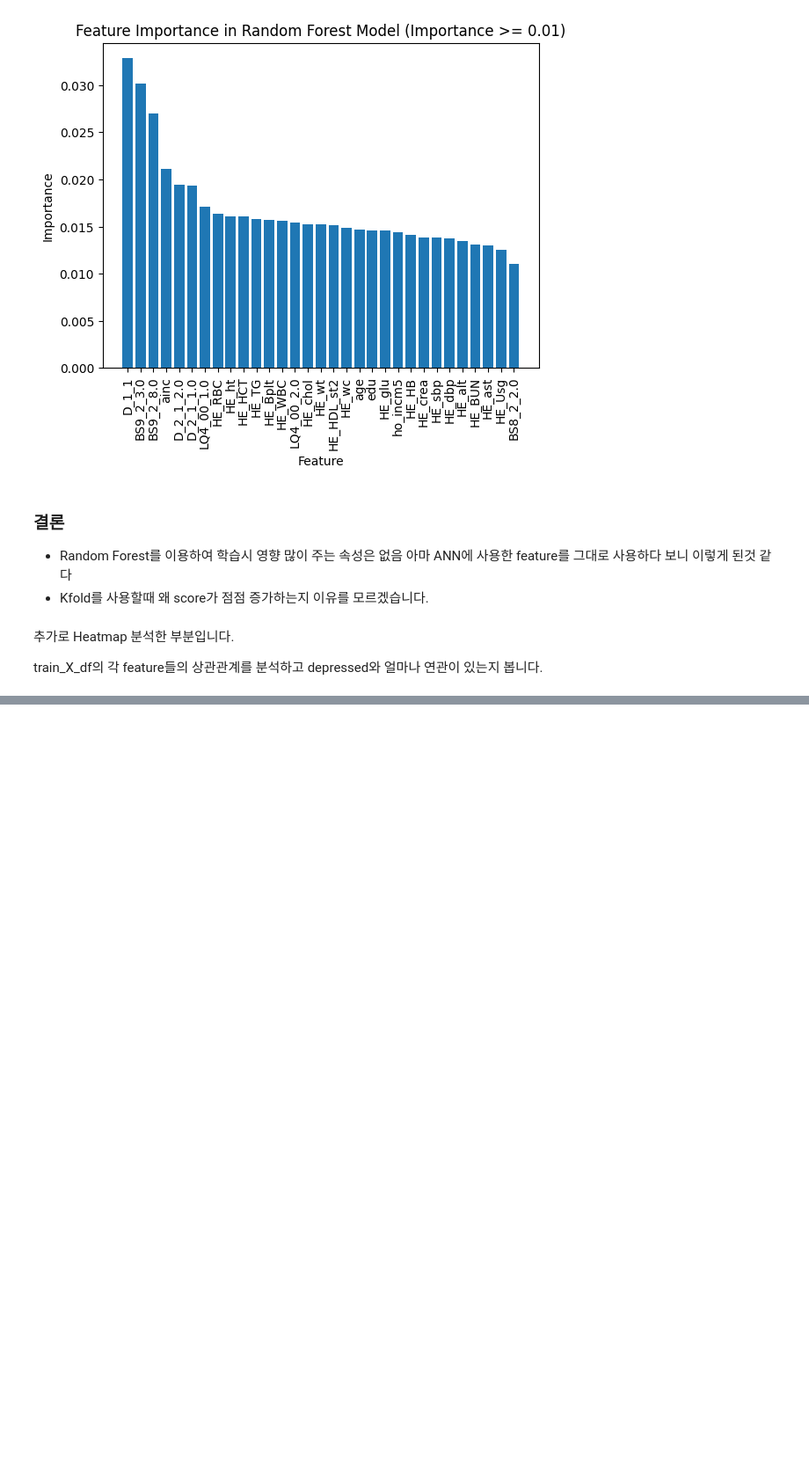
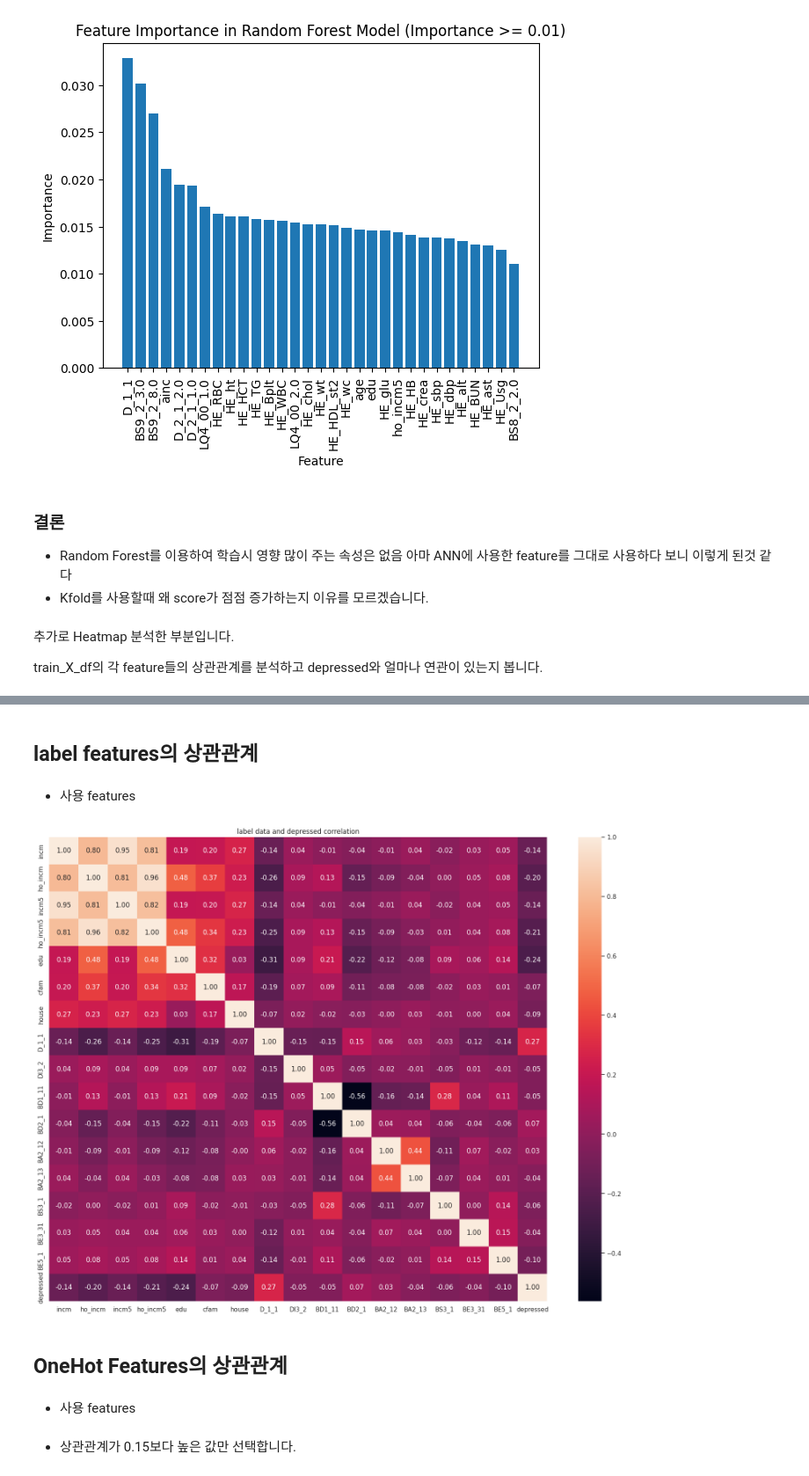
Before and after one commit to Bong-HoonLee/Predicting-Depression, a Jupyter notebook: rf_clf/rf_231210.ipynb, the cells around one changed output, grey strips where cells are left out. Shown at 88% size. Saved outputs shown, nothing was run; the diff lists cells and outputs as text; code cells hidden in the pictures; blank space fills up the shorter version.

```diff
--- a/rf_clf/rf_231210.ipynb
+++ b/rf_clf/rf_231210.ipynb
@@ -101,0 +108,33 @@ plt.show()
+# %% [markdown]
+## label features의 상관관계
+# %% [markdown]
+- 사용 features
+# %%
+label_features = ["incm",
+"ho_incm",
+"incm5",
+"ho_incm5",
+"edu",
+"cfam",
+"house",
+"D_1_1",
+"DI3_2",
+"BD1_11",
+"BD2_1",
+"BA2_12",
+"BA2_13",
+# "BP1",
+"BS3_1",
+"BE3_31",
+"BE5_1",
+"depressed",
+]
+# %%
+df_label = df_new[label_features]
+sns.heatmap(df_label.corr(), annot=True, fmt='.2f')
+plt.title("label data and depressed correlation")
+plt.show()
+# %% [output]
+[figure, added]
+# %% [markdown]
+## OneHot Features의 상관관계
@@ -101,0 +144,2 @@ plt.show()
+# %% [markdown]
+- 사용 features
@@ -101,0 +148,2 @@ plt.show()
+# %% [markdown]
+- 상관관계가 0.15보다 높은 값만 선택합니다.
```
Also changed, not shown: parts of 8 cells of this notebook.
